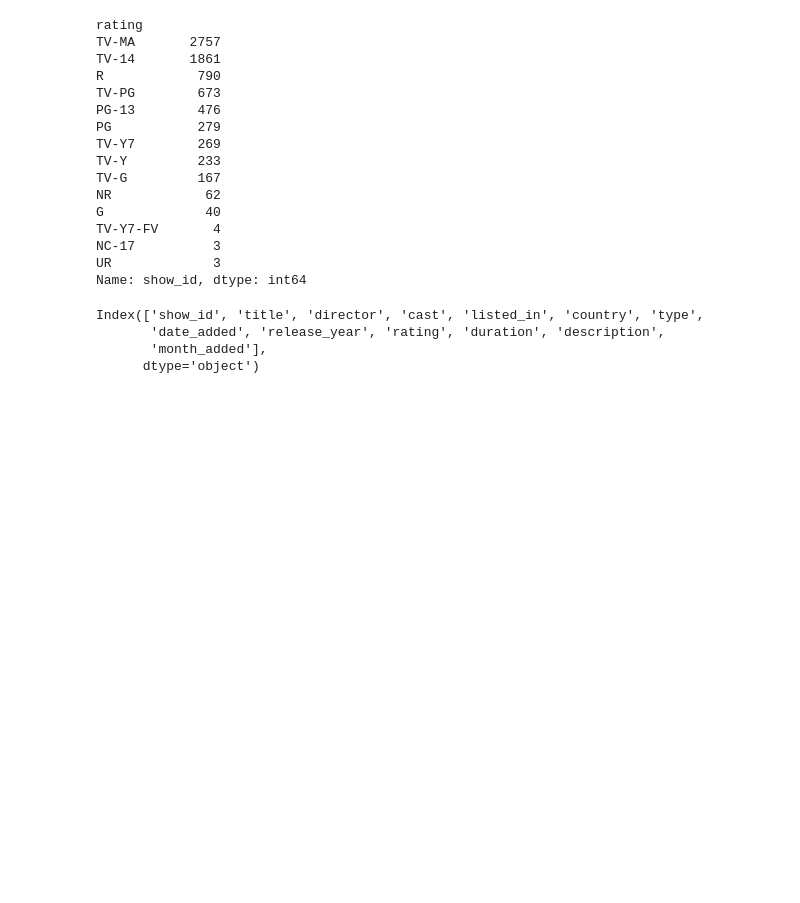
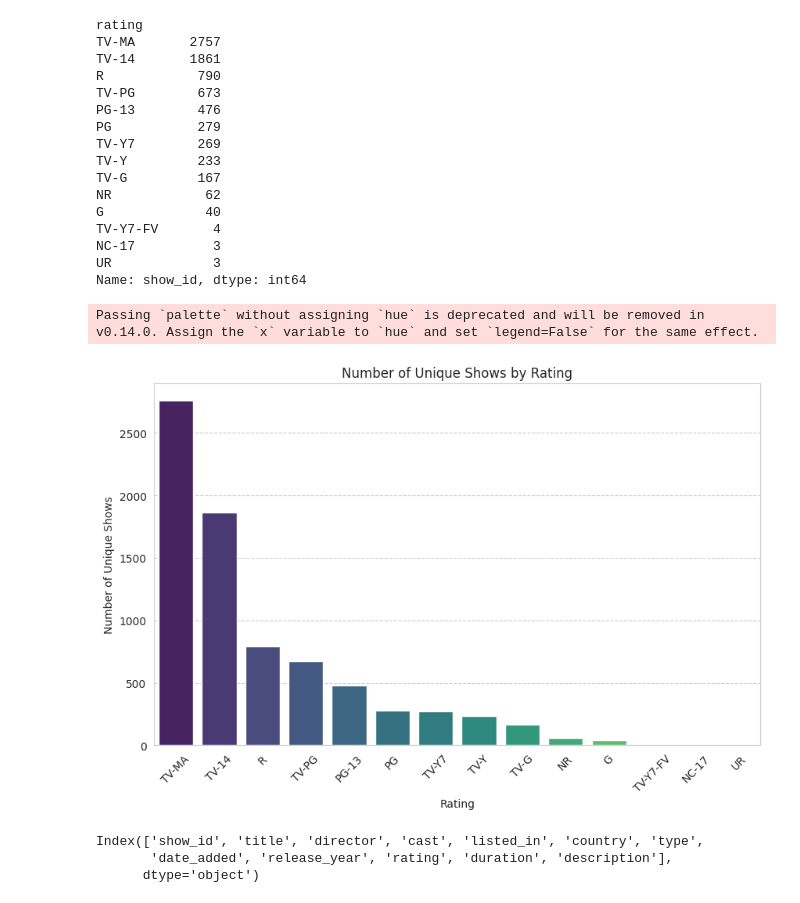
Before and after one commit to DSabarish/netflix_data_analysis, a Jupyter notebook: Netflix_29.ipynb, the cells around one changed output. Drawn from its saved outputs; the diff is of its cells as text; code cells hidden in the pictures; blank space fills up the shorter version.

```diff
--- a/Netflix_29.ipynb
+++ b/Netflix_29.ipynb
@@ -1369,6 +1369,10 @@ plt.show()
 # %% [output]
 Passing `palette` without assigning `hue` is deprecated and will be removed in v0.14.0. Assign the `x` variable to `hue` and set `legend=False` for the same effect.
 [figure]
+# %%
+# Import Backup
+# data = pd.read_pickle('data.pkl')
+data = pd.read_pickle('/content/data.pkl')
 # %% [markdown]
 #### 8. **Rating:**
    - What are the most common ratings assigned to the shows?
@@ -1406,10 +1409,27 @@ TV-Y7-FV       4
 NC-17          3
 UR             3
 Name: show_id, dtype: int64
+# %%
+# Grouping the data by 'rating' and counting the number of unique 'show_id' for each rating
+ratings_count = data.groupby('rating')['show_id'].nunique()
+
+# Sorting the ratings by count in descending order
+ratings_count_sorted = ratings_count.sort_values(ascending=False)
+
+# Plotting the result using Seaborn and Matplotlib
+plt.figure(figsize=(10, 6))
+sns.barplot(x=ratings_count_sorted.index, y=ratings_count_sorted.values, palette='viridis')
+plt.title('Number of Unique Shows by Rating')
+plt.xlabel('Rating')
+plt.ylabel('Number of Unique Shows')
+plt.xticks(rotation=45)
+plt.show()
+# %% [output]
+Passing `palette` without assigning `hue` is deprecated and will be removed in v0.14.0. Assign the `x` variable to `hue` and set `legend=False` for the same effect.
+[figure, added]
 # %%
 data.columns
 # %% [output]
 Index(['show_id', 'title', 'director', 'cast', 'listed_in', 'country', 'type',
-       'date_added', 'release_year', 'rating', 'duration', 'description',
-       'month_added'],
+       'date_added', 'release_year', 'rating', 'duration', 'description'],
       dtype='object')
```
Also changed, not shown: parts of 10 cells of this notebook.
